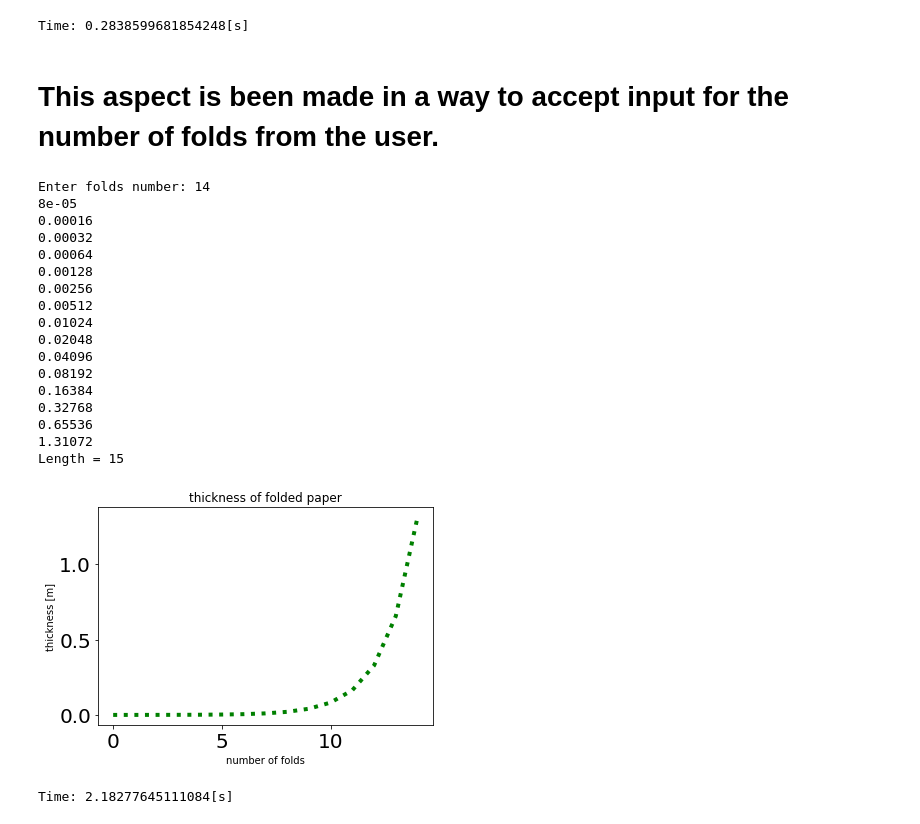
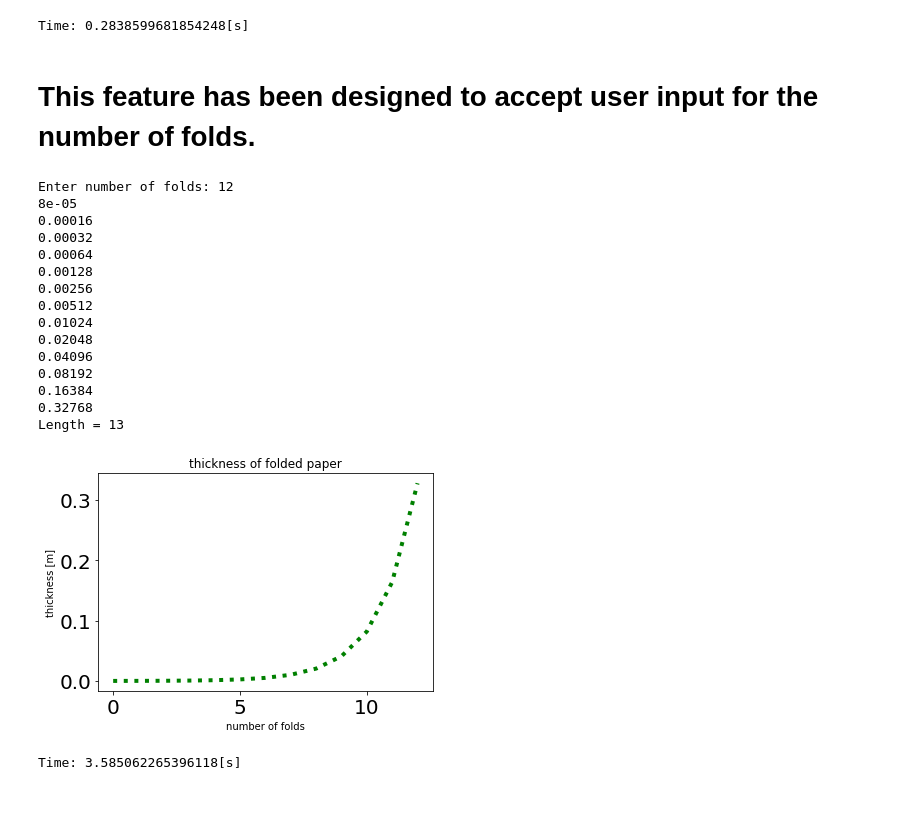
Before and after one commit to JosephAnsah/machine-Learning, a Jupyter notebook: Paper Folding Problem Assignment.ipynb, the cells around one changed output. Cells and saved outputs as stored; diff of their text form; code cells hidden in the pictures.

```diff
--- a/Paper Folding Problem Assignment.ipynb
+++ b/Paper Folding Problem Assignment.ipynb
@@ -310,7 +310,7 @@ Length = 44
 [figure]
 Time: 0.2838599681854248[s]
 # %% [markdown]
-# This aspect is been made in a way to accept input for the number of folds from the user.
+# This feature has been designed to accept user input for the number of folds.
 # %%
 import time
 start = time.time()
@@ -324,7 +324,7 @@ exp = 1
 folded_thickness = 1
 emptyList = []
 emptyList.append(THICKNESS)
-nbr_f = input("Enter folds number: ")  # Accept input for the number of folds (43 times)
+nbr_f = input("Enter number of folds: ")  # Accept input for the number of folds (43 times)
 nbr = int(nbr_f)
 for i in range(nbr):
     exp *= 2
@@ -334,36 +334,34 @@ for i in range(nbr):
 for n in emptyList:
     print(n)
 
 print("Length =",len(emptyList))
 #print(emptyList)
 
 plt.title("thickness of folded paper")
 plt.xlabel("number of folds")
 plt.ylabel("thickness [m]")
 plt.plot(emptyList, c ='g', lw = 4, ls = ':')  # Enter the variable name of the list in "List name"
 plt.tick_params(labelsize=20)
 plt.show()
 
 
 elapsed_time = time.time() - start
 print("Time: {}[s]" .format(elapsed_time))
 # %% [output]
-Enter folds number: 14
+Enter number of folds: 12
 8e-05
 0.00016
 0.00032
 0.00064
 0.00128
 0.00256
 0.00512
 0.01024
 0.02048
 0.04096
 0.08192
 0.16384
 0.32768
-0.65536
-1.31072
-Length = 15
+Length = 13
-[figure, old version]
+[figure, new version]
-Time: 2.18277645111084[s]
+Time: 3.585062265396118[s]
```
